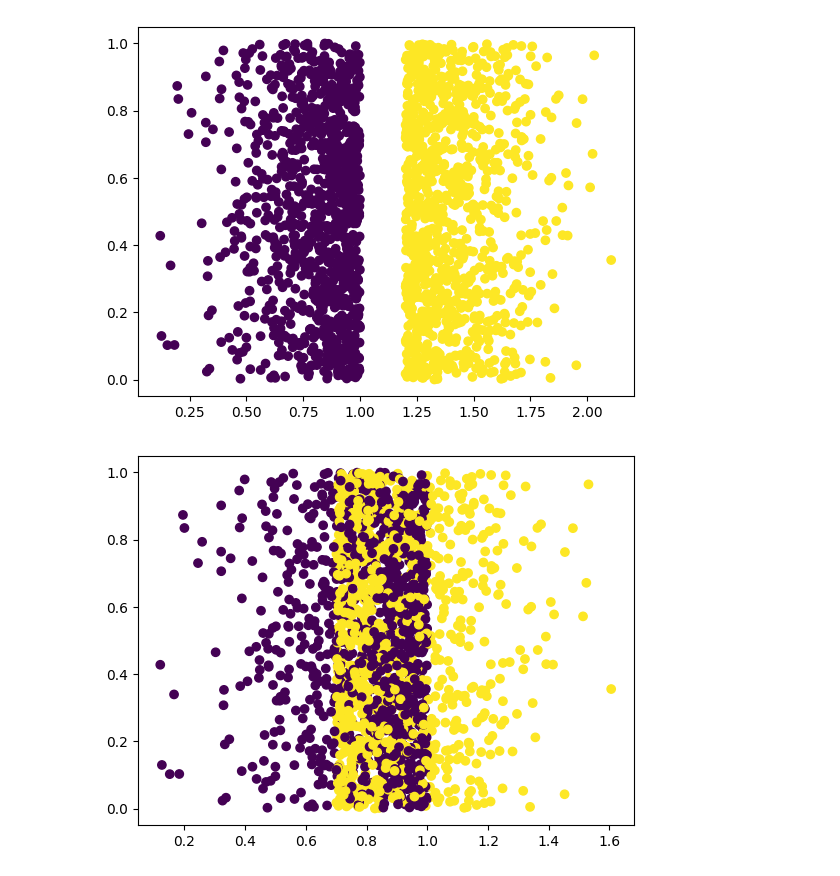
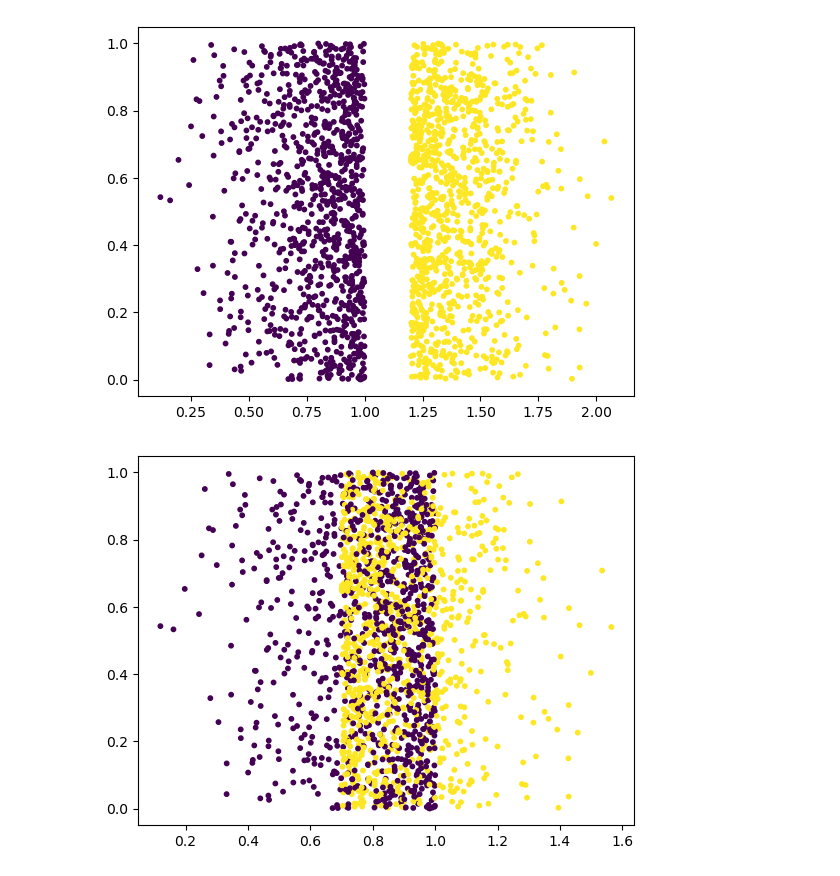
Before and after one commit to SvenNomm/XAI_tests, a Jupyter notebook: xai_data_1.ipynb, the cells around one changed output. Saved outputs shown, nothing was run; the diff lists cells and outputs as text; code cells hidden in the pictures.

```diff
--- a/xai_data_1.ipynb
+++ b/xai_data_1.ipynb
@@ -23,6 +24,8 @@ n_2 = 1000
 # %%
 class_1 = np.random.uniform([mu_1_x-width_1/2, mu_1_y-height_1/2], [mu_1_x+width_1/2, mu_1_y+height_1/2], (n_1, 2))
 class_2 = np.random.uniform([mu_2_x-width_2/2, mu_2_y-height_2/2], [mu_2_x+width_2/2, mu_2_y+height_2/2], (n_2, 2))
+# %%
+data_sets = {}
 # %%
 #color_list = np.array([[253,174,97], [69,117,180]]) / 255
 color_list = np.array([[165,0,38],
@@ -53,7 +56,8 @@ class_2_1 = np.hstack([class_2, labels_2])
 data_set_uf_hm_l = np.vstack([class_1_1, class_2_1])
 np.random.shuffle(data_set_uf_hm_l)
 fig_1_1, ax_1_1 = plt.subplots()
-ax_1_1.scatter(data_set_uf_hm_l[:, 0], data_set_uf_hm_l[:, 1], c=data_set_uf_hm_l[:, 2].astype('float'))
+ax_1_1.scatter(data_set_uf_hm_l[:, 0], data_set_uf_hm_l[:, 1], s=10, c=data_set_uf_hm_l[:, 2].astype('float'))
 
 plt.show()
+data_sets['uniform_hard_margin_straight_line'] = data_set_uf_hm_l
 # %% [output]
@@ -65,6 +69,7 @@ data_set_uf_sm_l = np.vstack([class_1_1, class_2_2])
 np.random.shuffle(data_set_uf_sm_l)
 
 fig_1_1, ax_1_1 = plt.subplots()
-ax_1_1.scatter(data_set_uf_sm_l[:, 0], data_set_uf_sm_l[:, 1], c=data_set_uf_sm_l[:, 2].astype('float'))
+ax_1_1.scatter(data_set_uf_sm_l[:, 0], data_set_uf_sm_l[:, 1], s=10, c=data_set_uf_sm_l[:, 2].astype('float'))
 plt.show()
+data_sets['uniform_soft_margin_straight_line'] = data_set_uf_sm_l
 # %% [output]
@@ -72,19 +77,21 @@ plt.show()
 # %%
 class_3 = np.random.beta([4, 1], [1, 1], size=(n_1, 2))
 class_4 = np.random.beta([4, 1], [1, 1], size=(n_1, 2))
 class_4[:, 0] = class_4[:, 0] * -1 +2.2
 
 class_3_1 = np.hstack([class_3, labels_1])
 class_4_1 = np.hstack([class_4, labels_2])
 
 data_set_beta_hm_l = np.vstack([class_3_1, class_4_1])
 np.random.shuffle(data_set_beta_hm_l)
 
 fig_2_1, ax_2_1 = plt.subplots()
-ax_2_1.scatter(data_set_beta_hm_l[:, 0], data_set_beta_hm_l[:, 1], c=data_set_beta_hm_l[:, 2].astype('float'))
+ax_2_1.scatter(data_set_beta_hm_l[:, 0], data_set_beta_hm_l[:, 1], s=10, c=data_set_beta_hm_l[:, 2].astype('float'))
 plt.show()
+
+data_sets['beta_hard_margin_straight_line'] = data_set_beta_hm_l
 # %% [output]
-[figure, old version]
+[figure, new version]
 # %%
 class_4_2 = class_4_1
 class_4_2[:, 0] = class_4_2[:, 0] - 0.5
@@ -92,10 +99,11 @@ data_set_beta_sm_l = np.vstack([class_3_1, class_4_2])
 np.random.shuffle(data_set_beta_sm_l)
 
 fig_2_2, ax_2_2 = plt.subplots()
-ax_2_2.scatter(data_set_beta_sm_l[:, 0], data_set_beta_sm_l[:, 1], c=data_set_beta_sm_l[:, 2].astype('float'))
+ax_2_2.scatter(data_set_beta_sm_l[:, 0], data_set_beta_sm_l[:, 1], s=10, c=data_set_beta_sm_l[:, 2].astype('float'))
 plt.show()
+data_sets['beta_soft_margin_straight_line'] = data_set_beta_sm_l
 # %% [output]
-[figure, old version]
+[figure, new version]
 # %%
 l = 2
 mu_x = 1
```
Also changed, not shown: parts of 14 cells of this notebook.
